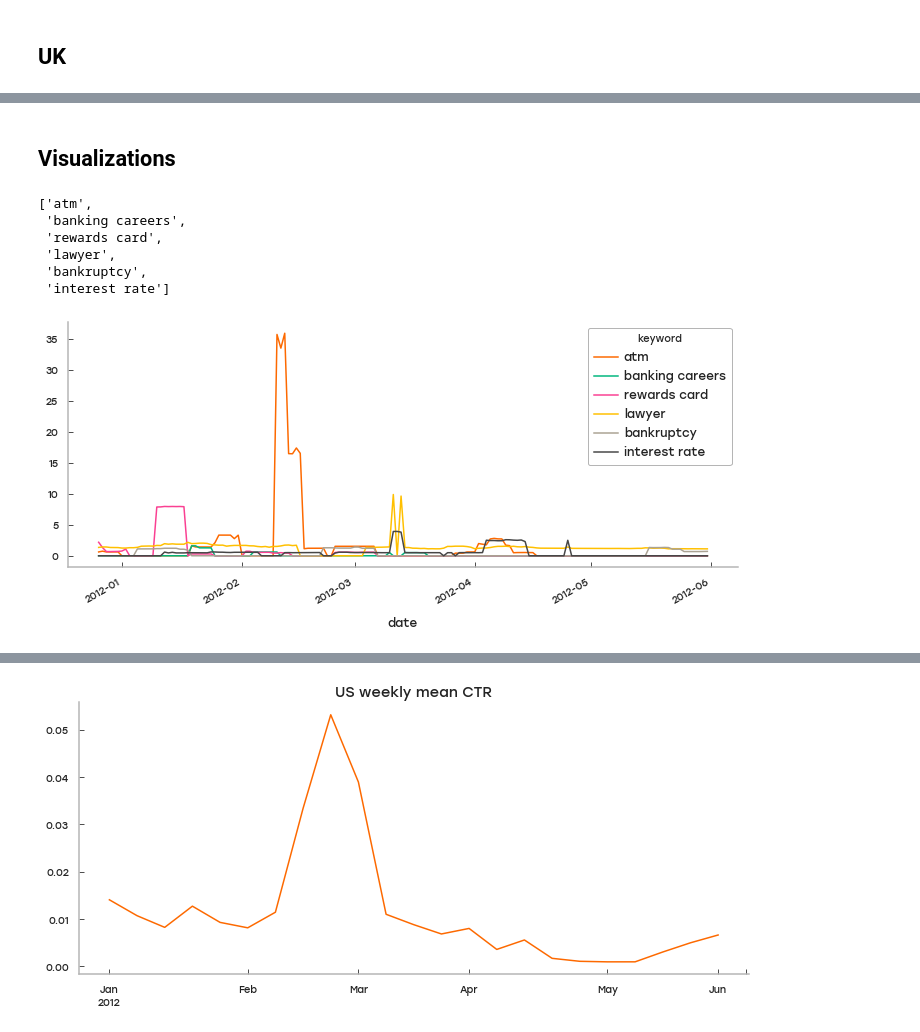
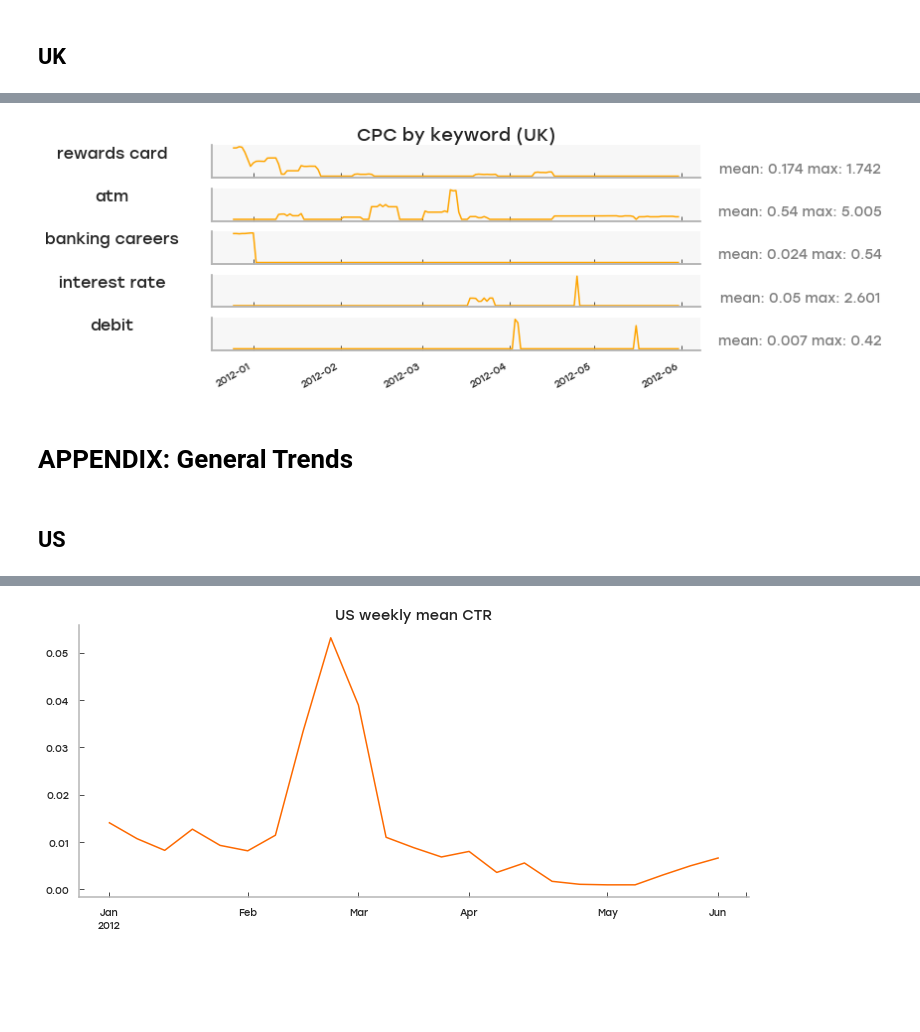
Before and after one commit to caheredia/ad_data_challenge, a Jupyter notebook: 0.1_ch_data_exploration.ipynb, the cells around one changed output, grey strips where cells are left out. Drawn from its saved outputs; the diff is of its cells as text; code cells hidden in the pictures; blank space fills up the shorter version.

```diff
--- a/0.1_ch_data_exploration.ipynb
+++ b/0.1_ch_data_exploration.ipynb
@@ -271,17 +325,10 @@ common_keywords(data, 'UK', first_index=11, last_index=19)
+# %%
+df_uk_cpc = df_uk.pivot_table(columns='keyword', values='CPC', index=df_uk.index, fill_value=0)[top_uk_keywords]
+title = 'CPC by keyword (UK)'
+spark_plot(df_uk_cpc, title)
+# %% [output]
+[figure, added]
+# %% [markdown]
+# APPENDIX: General Trends
 # %% [markdown]
-## Visualizations
+## US
-# %%
-top_us_ctr
-# %% [output]
-['atm',
- 'banking careers',
- 'rewards card',
- 'lawyer',
- 'bankruptcy',
- 'interest rate']
-# %%
-region = 'US'
-df = data[(data['country'] == region)]
-df.pivot_table(columns='keyword', values='CPC', index=df.index, fill_value=0)[top_us_ctr].plot(figsize=(12,5));
-# %% [output]
-[figure, removed]
```
Also changed, not shown: parts of 36 cells of this notebook, 13 other files.
